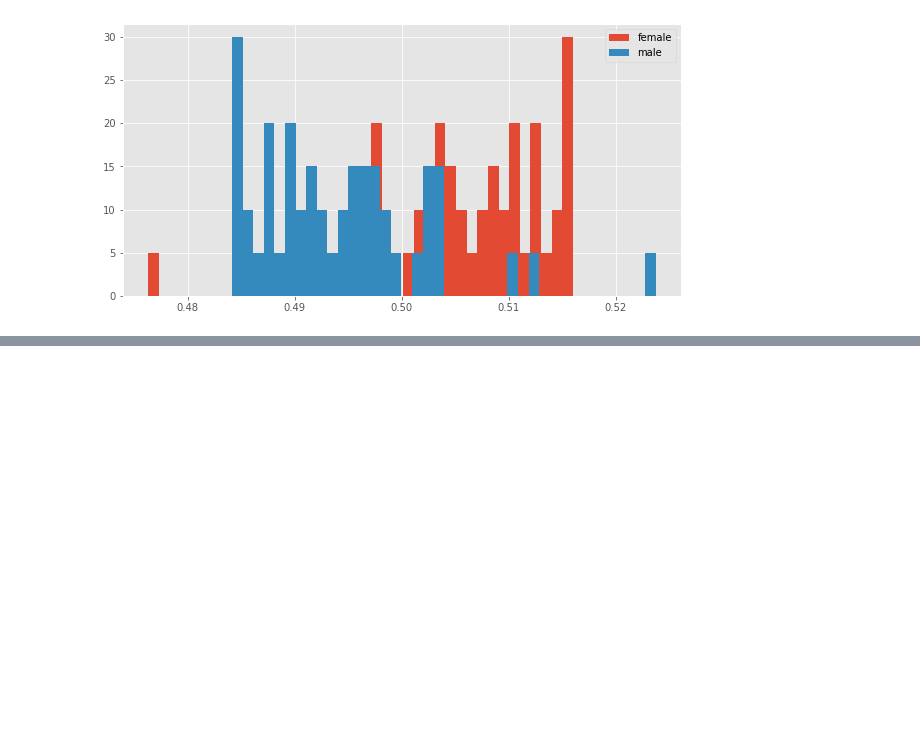
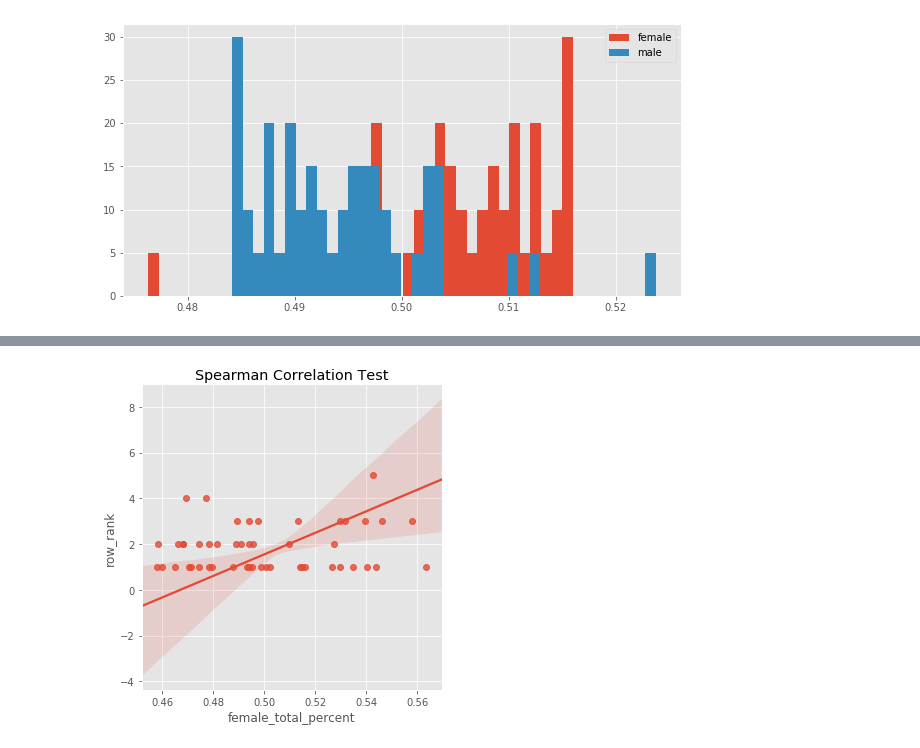
Before and after one commit to Prvargas/Where_Are_The_Drugs, a Jupyter notebook: Health_Care_Query_Clean.ipynb, the cells around one changed output, grey strips where cells are left out. Saved outputs shown, nothing was run; the diff lists cells and outputs as text; code cells hidden in the pictures; blank space fills up the shorter version.

```diff
--- a/Health_Care_Query_Clean.ipynb
+++ b/Health_Care_Query_Clean.ipynb
@@ -395,0 +416,10 @@ r value = 0.9999999999999051
+# %%
+#There is a significant correlation between female population percentage and row rank
+#Lets view this graphically
+
+fem_rank = filter_DF(consol_percent_2014_df,'drug_name','LEVOTHYROXINE SODIUM')[['female_total_percent','row_rank']]
+fem_rank
+sns.lmplot(x='female_total_percent', y='row_rank', data=fem_rank, x_jitter=.05)
+plt.title('Spearman Correlation Test');
+# %% [output]
+[figure, added]
```
Also changed, not shown: parts of 21 cells of this notebook, 13 other files.
